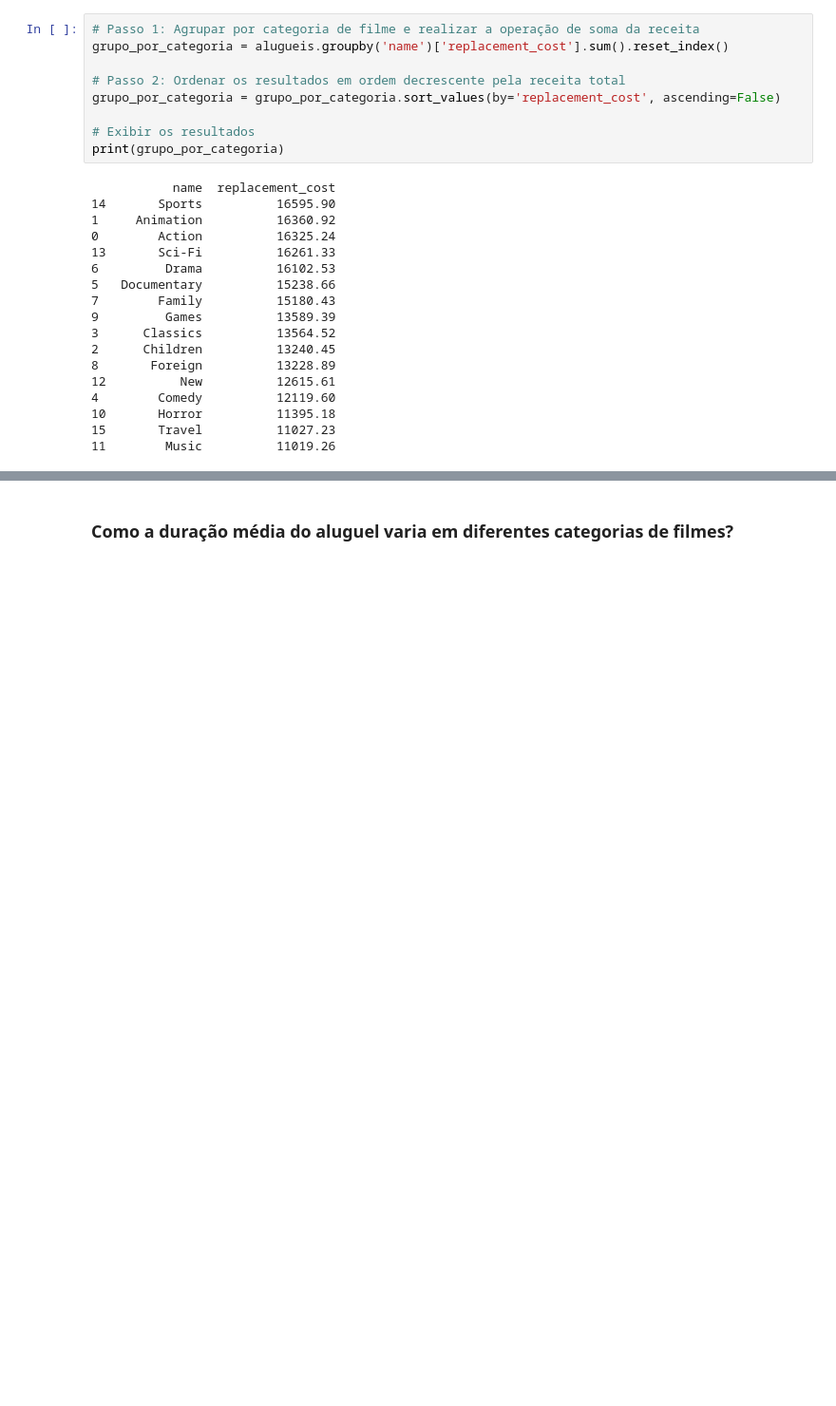
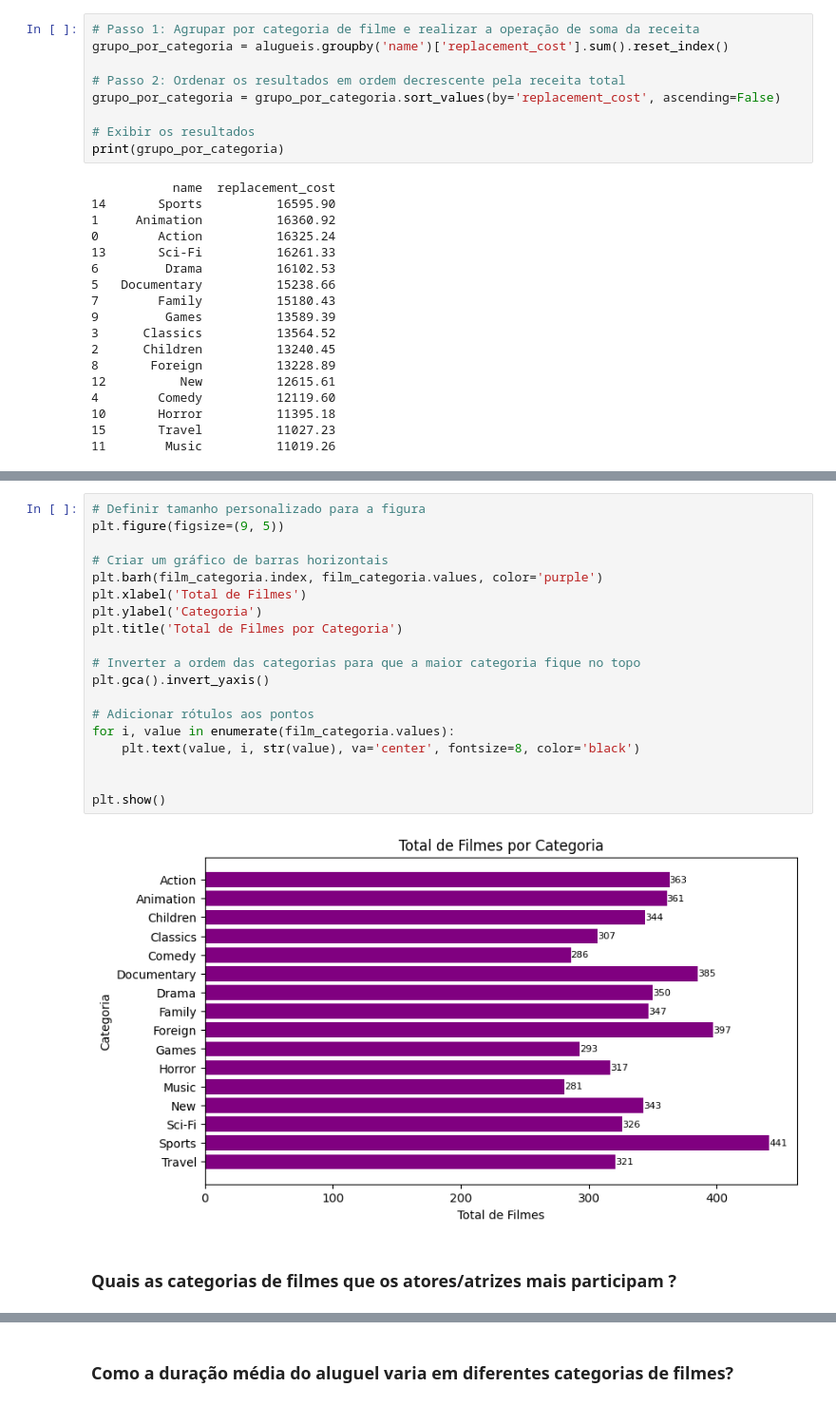
Before and after one commit to AureliaCovre/PROJETO_FILMFRAME, a Jupyter notebook: 3_analises/3 - Análises e resultados.ipynb, the cells around one changed output, grey strips where cells are left out. Shown at 95% size. Cells and saved outputs as stored; diff of their text form; blank space fills up the shorter version.

```diff
--- a/3_analises/3 - Análises e resultados.ipynb
+++ b/3_analises/3 - Análises e resultados.ipynb
@@ -212,0 +297,23 @@ dtype: int64
+# %%
+# Definir tamanho personalizado para a figura
+plt.figure(figsize=(9, 5))
+
+# Criar um gráfico de barras horizontais
+plt.barh(film_categoria.index, film_categoria.values, color='purple')
+plt.xlabel('Total de Filmes')
+plt.ylabel('Categoria')
+plt.title('Total de Filmes por Categoria')
+
+# Inverter a ordem das categorias para que a maior categoria fique no topo
+plt.gca().invert_yaxis()
+
+# Adicionar rótulos aos pontos
+for i, value in enumerate(film_categoria.values):
+    plt.text(value, i, str(value), va='center', fontsize=8, color='black')
+
+
+plt.show()
+# %% [output]
+[figure, added]
+# %% [markdown]
+### Quais as categorias de filmes que os atores/atrizes mais participam ?
```
Also changed, not shown: parts of 24 cells of this notebook, 2 other files.
